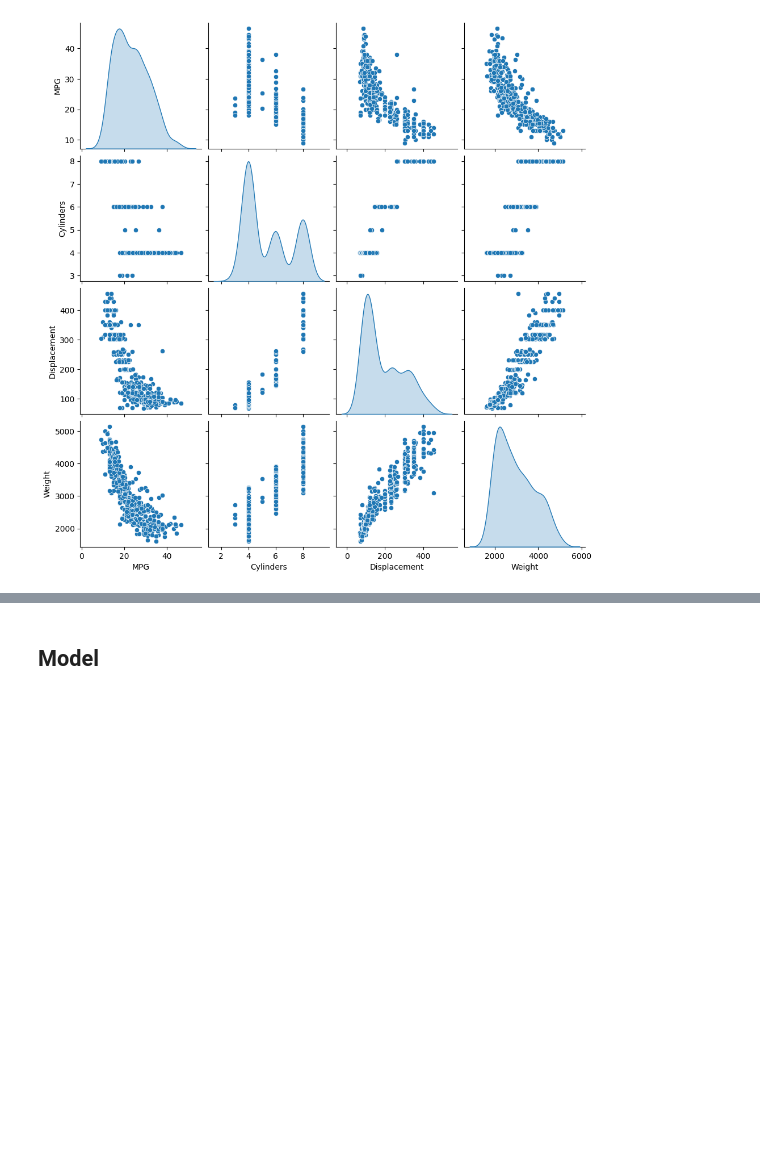
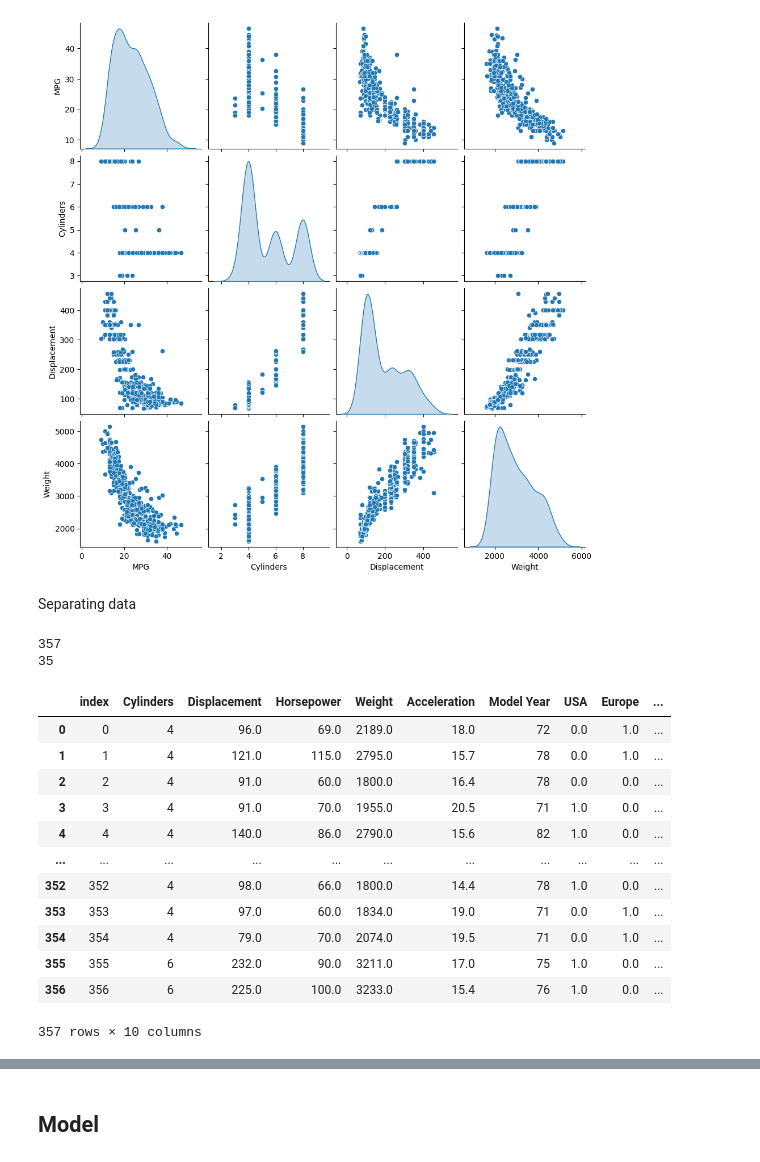
Before and after one commit to IvonLuiz/auto-mpg-prediction, a Jupyter notebook: predicting_fuel_consumption.ipynb, the cells around one changed output, grey strips where cells are left out. Saved outputs shown, nothing was run; the diff lists cells and outputs as text; code cells hidden in the pictures; blank space fills up the shorter version.

```diff
--- a/predicting_fuel_consumption.ipynb
+++ b/predicting_fuel_consumption.ipynb
@@ -112,3 +106,38 @@ y = X.pop('MPG')
+# %% [markdown]
+Separating data
+# %%
+train_dataset = full_dataset.sample(frac=0.91, random_state=42)
+test_dataset = full_dataset.drop(train_dataset.index)
+train_dataset.reset_index(drop=True, inplace=True)
+test_dataset.reset_index(drop=True, inplace=True)
+
+X = train_dataset
+y = X.pop('MPG')
+
+X_test = test_dataset
+y_test = X_test.pop('MPG')
+
+print(len(train_dataset))
+print(len(test_dataset))
+# %% [output]
+357
+35
+# %%
+train_dataset.reset_index()
+# %% [output]
+|  | index | Cylinders | Displacement | Horsepower | Weight | Acceleration | Model Year | USA | Europe | ... |
+| 0 | 0 | 4 | 96.0 | 69.0 | 2189.0 | 18.0 | 72 | 0.0 | 1.0 | ... |
+| 1 | 1 | 4 | 121.0 | 115.0 | 2795.0 | 15.7 | 78 | 0.0 | 1.0 | ... |
+| 2 | 2 | 4 | 91.0 | 60.0 | 1800.0 | 16.4 | 78 | 0.0 | 0.0 | ... |
+| 3 | 3 | 4 | 91.0 | 70.0 | 1955.0 | 20.5 | 71 | 1.0 | 0.0 | ... |
+| 4 | 4 | 4 | 140.0 | 86.0 | 2790.0 | 15.6 | 82 | 1.0 | 0.0 | ... |
+| ... | ... | ... | ... | ... | ... | ... | ... | ... | ... | ... |
+| 352 | 352 | 4 | 98.0 | 66.0 | 1800.0 | 14.4 | 78 | 1.0 | 0.0 | ... |
+| 353 | 353 | 4 | 97.0 | 60.0 | 1834.0 | 19.0 | 71 | 0.0 | 1.0 | ... |
+| 354 | 354 | 4 | 79.0 | 70.0 | 2074.0 | 19.5 | 71 | 0.0 | 1.0 | ... |
+| 355 | 355 | 6 | 232.0 | 90.0 | 3211.0 | 17.0 | 75 | 1.0 | 0.0 | ... |
+| 356 | 356 | 6 | 225.0 | 100.0 | 3233.0 | 15.4 | 76 | 1.0 | 0.0 | ... |
+357 rows × 10 columns
 # %%
 stats = X.describe()
 stats = stats.transpose()
```
Also changed, not shown: parts of 21 cells of this notebook.
